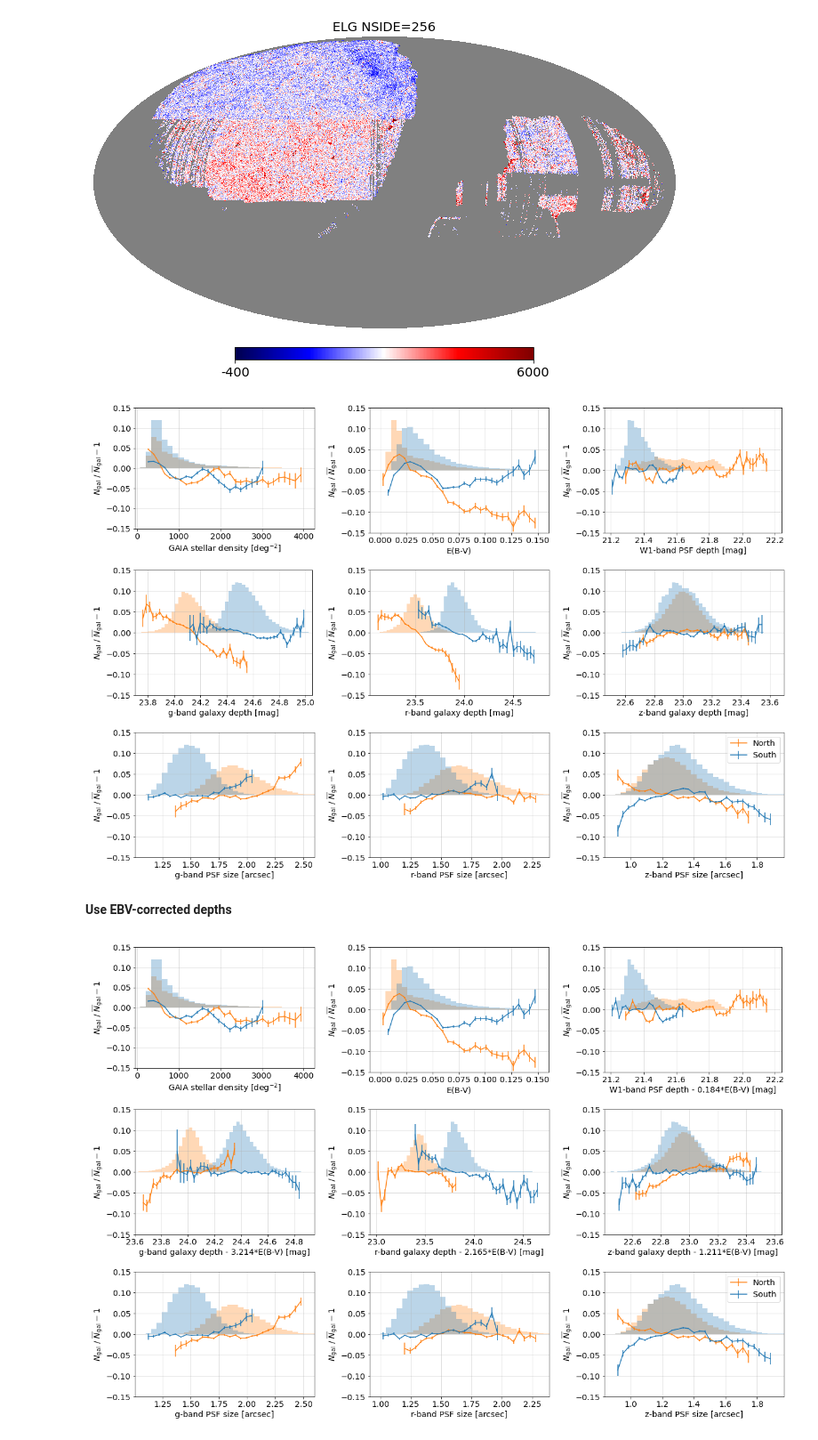
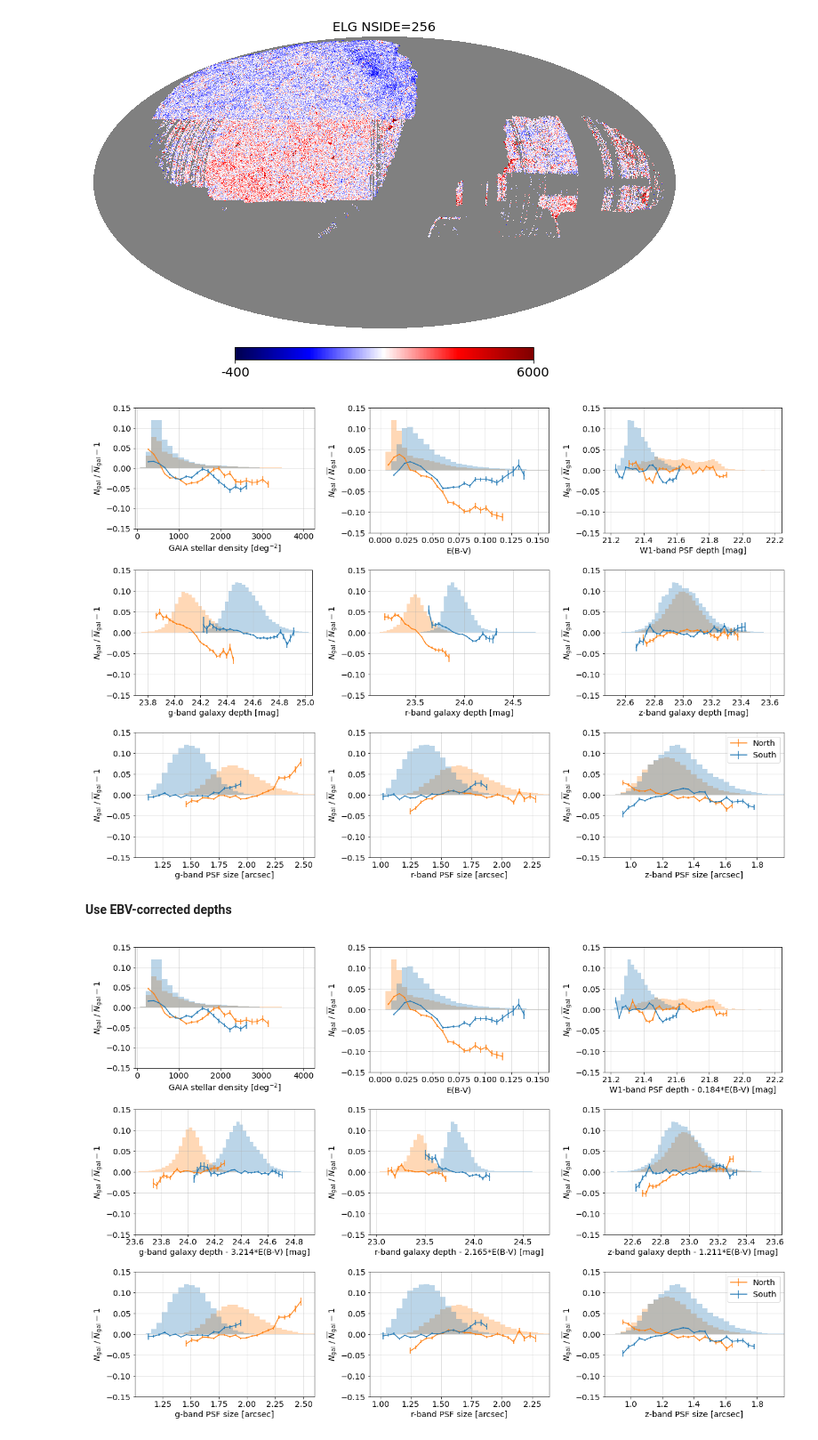
Before and after one commit to rongpu/desi-targets, a Jupyter notebook: dr9/density_variations/density_variations_ELG.ipynb, the cells around one changed output. Shown at 89% size. Saved outputs shown, nothing was run; the diff lists cells and outputs as text; code cells hidden in the pictures.

```diff
--- a/dr9/density_variations/density_variations_ELG.ipynb
+++ b/dr9/density_variations/density_variations_ELG.ipynb
@@ -726,7 +726,7 @@ plt.show()
 [figure]
 # %%
 var_range = 0.15
-minsize = 100
+minsize = 400
 
 for index, xname in enumerate(xnames):
 
@@ -773,12 +773,12 @@ for index, xname in enumerate(xnames):
 os.system('montage tmp/{}_{{1..{}}}.png -geometry 100% -tile 3x plots/tmp_systematics_{}_{}.png'.format(target_class, len(xnames), target_class, nside))
 Image(filename='plots/tmp_systematics_{}_{}.png'.format(target_class, nside))
 # %% [output]
-[figure, old version]
+[figure, new version]
 # %% [markdown]
 __Use EBV-corrected depths__
 # %%
 var_range = 0.15
-minsize = 100
+minsize = 400
 
 for index, xname in enumerate(xnames):
 
@@ -800,31 +800,31 @@ for index, xname in enumerate(xnames):
     mean_density = np.sum(maps_north['density']*maps_north['pix_frac'])/np.sum(maps_north['pix_frac'])
     bin_center, _, bin_mean, bin_error = binned_mean(maps_north[xname][maps_mask], maps_north['density'][maps_mask]/mean_density, bin_edges=bin_edges, weights=maps_north['pix_frac'][maps_mask], minsize=minsize)
     histbin_center = (histbin_edge[1:]+histbin_edge[:-1])/2
     bincount, _ = np.histogram(maps_north[xname][maps_mask], bins=histbin_edge)
     bincount = 0.8*var_range*bincount/bincount_max
     ax.errorbar(bin_center, bin_mean-1, yerr=bin_error, label='North', color='C1')
     ax.hist(histbin_center, bins=histbin_edge, weights=bincount, alpha=0.3, color='C1')
 
     maps_mask = np.ones(len(maps_south), dtype=bool)
     mean_density = np.sum(maps_south['density']*maps_south['pix_frac'])/np.sum(maps_south['pix_frac'])
     bin_center, _, bin_mean, bin_error = binned_mean(maps_south[xname][maps_mask], maps_south['density'][maps_mask]/mean_density, bin_edges=bin_edges, weights=maps_south['pix_frac'][maps_mask], minsize=minsize)
     histbin_center = (histbin_edge[1:]+histbin_edge[:-1])/2
     bincount, _ = np.histogram(maps_south[xname][maps_mask], bins=histbin_edge)
     bincount = 0.8*var_range*bincount/bincount_max
     ax.errorbar(bin_center, bin_mean-1, yerr=bin_error, label='South', color='C0')
     ax.hist(histbin_center, bins=histbin_edge, weights=bincount, alpha=0.3, color='C0')
 
     ax.grid(alpha=0.5)
     ax.set_xlabel(xlabels_ebv[index])
     ax.set_ylabel(r'$N_\mathrm{gal}\ /\ \overline{N}_\mathrm{gal} - 1$')
     ax.axis([xmin, xmax, -var_range, var_range])
     if index==len(xnames)-1:
         plt.legend(loc='upper right')
     plt.tight_layout()
     plt.savefig('tmp/{}_{}.png'.format(target_class, index+1))
     plt.close()
 
 os.system('montage tmp/{}_{{1..{}}}.png -geometry 100% -tile 3x plots/tmp_systematics_{}_{}_ebv_corr.png'.format(target_class, len(xnames), target_class, nside))
 Image(filename='plots/tmp_systematics_{}_{}_ebv_corr.png'.format(target_class, nside))
 # %% [output]
-[figure, old version]
+[figure, new version]
```
Also changed, not shown: 2 other files.
